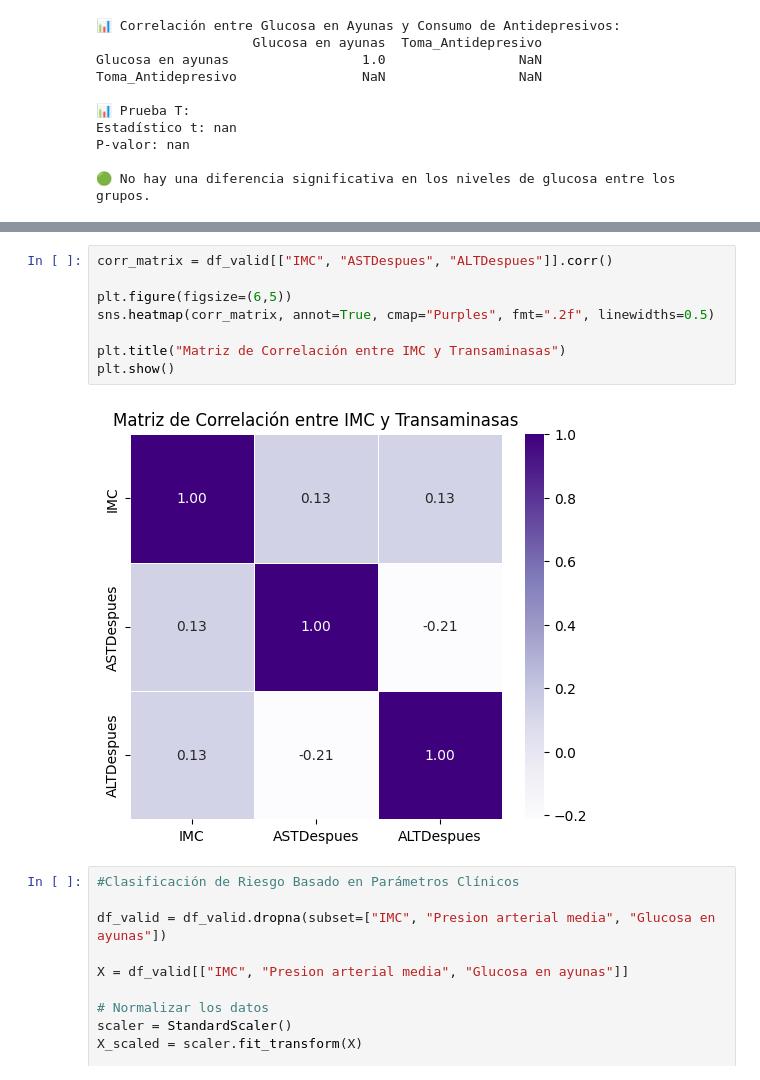
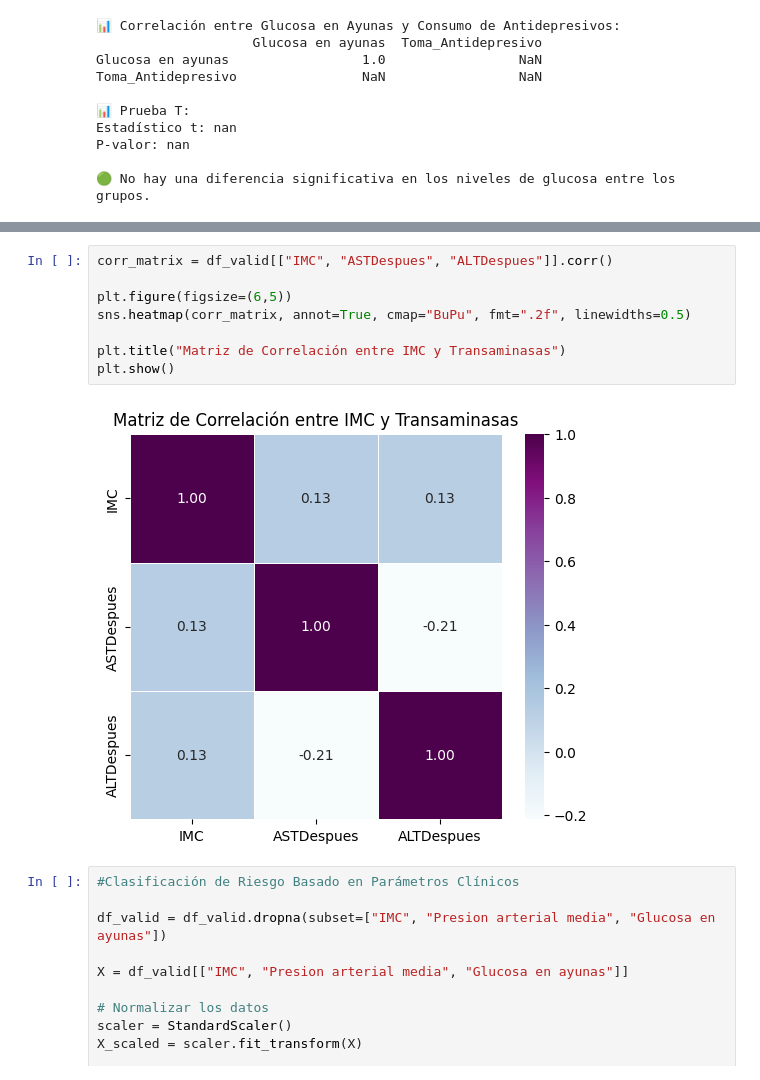
Before and after one commit to valjara9/Trabajo-de-Acompa-amiento, a Jupyter notebook: Análisis de datos médicos de pacientes.ipynb, the cells around one changed output, grey strips where cells are left out. Drawn from its saved outputs; the diff is of its cells as text.

```diff
--- a/Análisis de datos médicos de pacientes.ipynb
+++ b/Análisis de datos médicos de pacientes.ipynb
@@ -267,13 +266,13 @@ plt.show()
 # %%
 corr_matrix = df_valid[["IMC", "ASTDespues", "ALTDespues"]].corr()
 
 plt.figure(figsize=(6,5))
-sns.heatmap(corr_matrix, annot=True, cmap="Purples", fmt=".2f", linewidths=0.5)
+sns.heatmap(corr_matrix, annot=True, cmap="BuPu", fmt=".2f", linewidths=0.5)
 
 plt.title("Matriz de Correlación entre IMC y Transaminasas")
 plt.show()
 # %% [output]
-[figure, old version]
+[figure, new version]
 # %%
 #Clasificación de Riesgo Basado en Parámetros Clínicos
 
```
Also changed, not shown: parts of 1 cell of this notebook.
